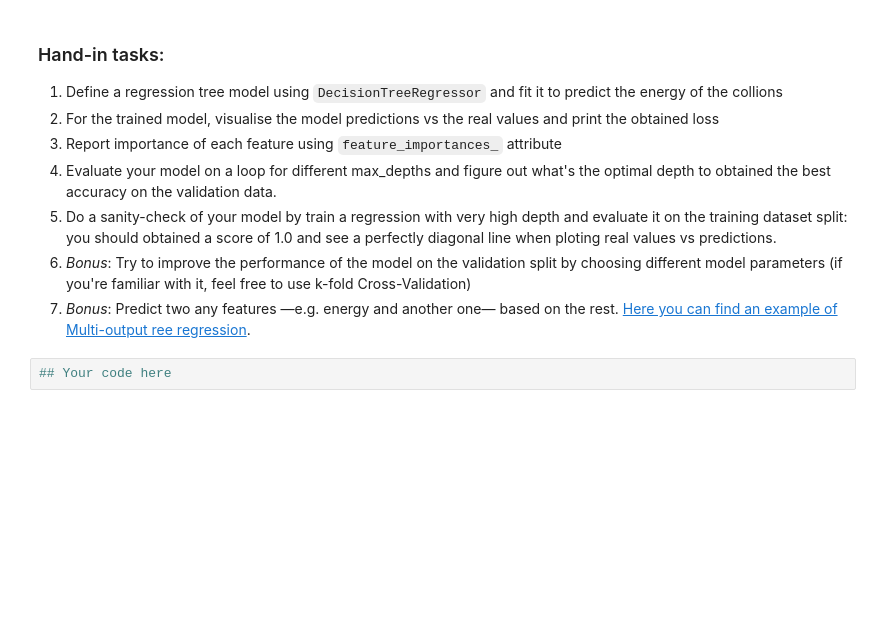
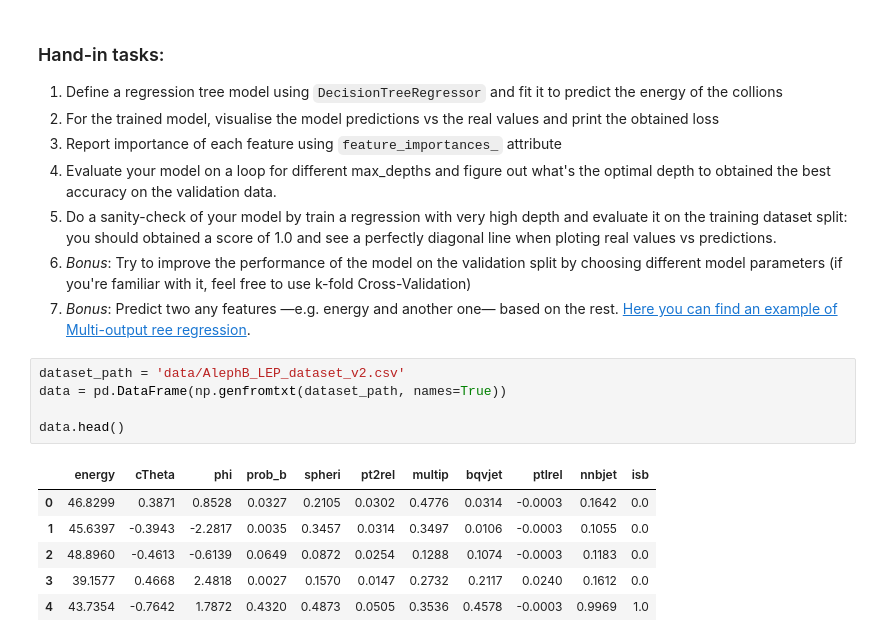
Before and after one commit to Tietgen-ITU/applied-artificial-intelligence, a Jupyter notebook: exercises/lecture-07/DTs_LEPCollisions.ipynb, the cells around one changed output. Drawn from its saved outputs; the diff is of its cells as text; blank space fills up the shorter version.

```diff
--- a/exercises/lecture-07/DTs_LEPCollisions.ipynb
+++ b/exercises/lecture-07/DTs_LEPCollisions.ipynb
@@ -85,5 +150,15 @@ The goal of the regression task is to predict the energy of each particles colli
 6. Do a sanity-check of your model by train a regression with very high depth and evaluate it on the training dataset split: you should obtained a score of 1.0 and see a perfectly diagonal line when ploting real values vs predictions.
 7. *Bonus*: Try to improve the performance of the model on the validation split by choosing different model parameters (if you're familiar with it, feel free to use k-fold Cross-Validation)
 8. *Bonus*: Predict two any features —e.g. energy and another one— based on the rest. [Here you can find an example of Multi-output ree regression](https://scikit-learn.org/stable/auto_examples/tree/plot_tree_regression_multioutput.html#sphx-glr-auto-examples-tree-plot-tree-regression-multioutput-py).
-# %%
-## Your code here
+# %%
+dataset_path = 'data/AlephB_LEP_dataset_v2.csv'
+data = pd.DataFrame(np.genfromtxt(dataset_path, names=True))
+
+data.head()
+# %% [output]
+|  | energy | cTheta | phi | prob_b | spheri | pt2rel | multip | bqvjet | ptlrel | nnbjet | isb |
+| 0 | 46.8299 | 0.3871 | 0.8528 | 0.0327 | 0.2105 | 0.0302 | 0.4776 | 0.0314 | -0.0003 | 0.1642 | 0.0 |
+| 1 | 45.6397 | -0.3943 | -2.2817 | 0.0035 | 0.3457 | 0.0314 | 0.3497 | 0.0106 | -0.0003 | 0.1055 | 0.0 |
+| 2 | 48.8960 | -0.4613 | -0.6139 | 0.0649 | 0.0872 | 0.0254 | 0.1288 | 0.1074 | -0.0003 | 0.1183 | 0.0 |
+| 3 | 39.1577 | 0.4668 | 2.4818 | 0.0027 | 0.1570 | 0.0147 | 0.2732 | 0.2117 | 0.0240 | 0.1612 | 0.0 |
+| 4 | 43.7354 | -0.7642 | 1.7872 | 0.4320 | 0.4873 | 0.0505 | 0.3536 | 0.4578 | -0.0003 | 0.9969 | 1.0 |
```
Also changed, not shown: parts of 15 cells of this notebook, 1 other file.
